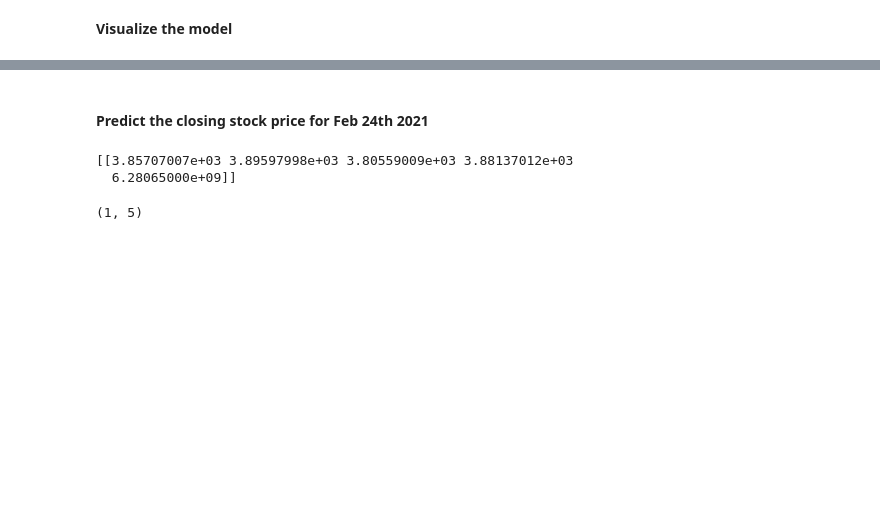
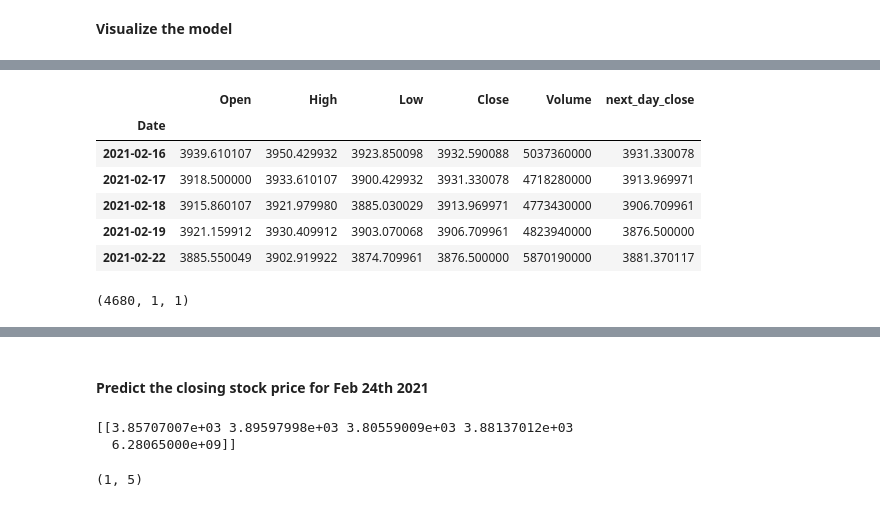
Before and after one commit to dvdbisong/spx-prediction, a Jupyter notebook: ebisong-rnn-spx-prediction.ipynb, the cells around one changed output, grey strips where cells are left out. Saved outputs shown, nothing was run; the diff lists cells and outputs as text; code cells hidden in the pictures; blank space fills up the shorter version.

```diff
--- a/ebisong-rnn-spx-prediction.ipynb
+++ b/ebisong-rnn-spx-prediction.ipynb
@@ -273,3 +315,17 @@ Validation mse: 0.0007
+# %%
+data_test.tail()
+# %% [output]
+|  | Open | High | Low | Close | Volume | next_day_close |
+| Date |  |  |  |  |  |  |
+| 2021-02-16 | 3939.610107 | 3950.429932 | 3923.850098 | 3932.590088 | 5037360000 | 3931.330078 |
+| 2021-02-17 | 3918.500000 | 3933.610107 | 3900.429932 | 3931.330078 | 4718280000 | 3913.969971 |
+| 2021-02-18 | 3915.860107 | 3921.979980 | 3885.030029 | 3913.969971 | 4773430000 | 3906.709961 |
+| 2021-02-19 | 3921.159912 | 3930.409912 | 3903.070068 | 3906.709961 | 4823940000 | 3876.500000 |
+| 2021-02-22 | 3885.550049 | 3902.919922 | 3874.709961 | 3876.500000 | 5870190000 | 3881.370117 |
 # %%
 # predict
 y_pred = model.predict(test_X)
+# %%
+y_pred.shape
+# %% [output]
+(4680, 1, 1)
```
Also changed, not shown: parts of 20 cells of this notebook.
